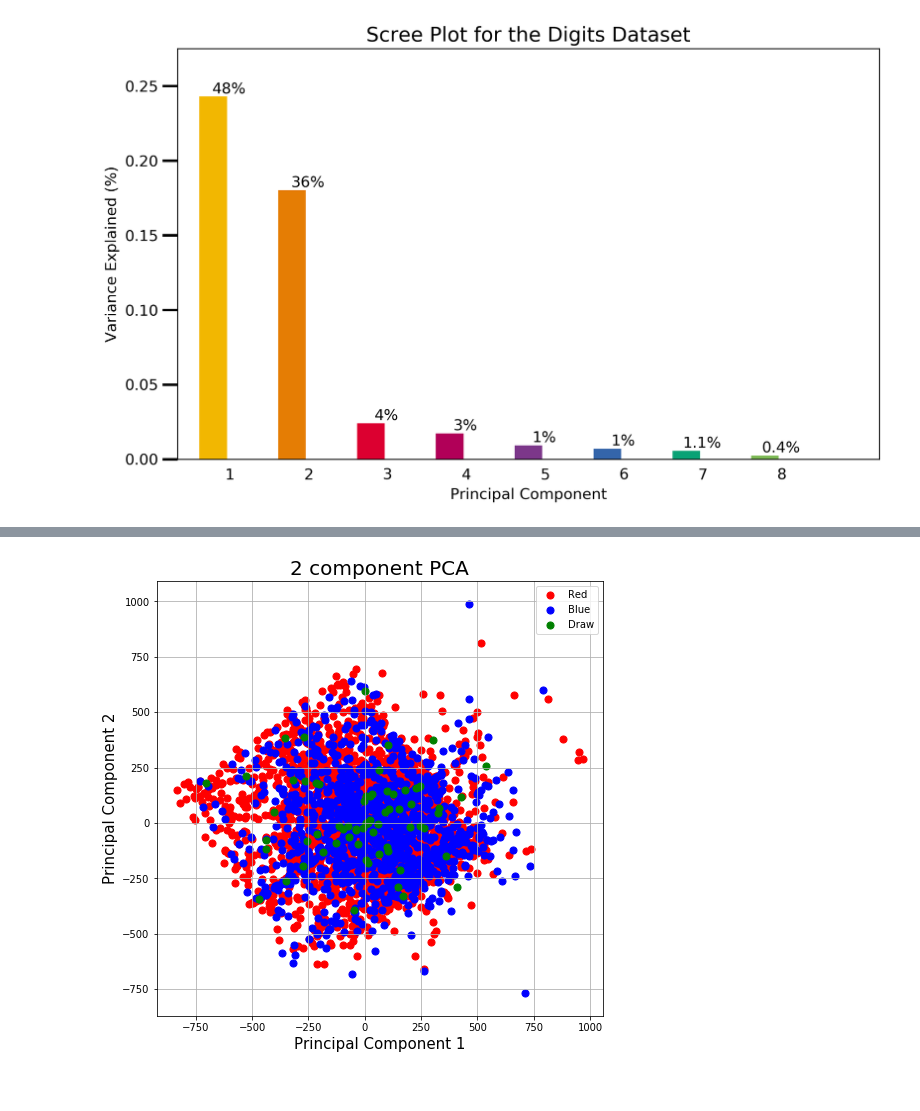
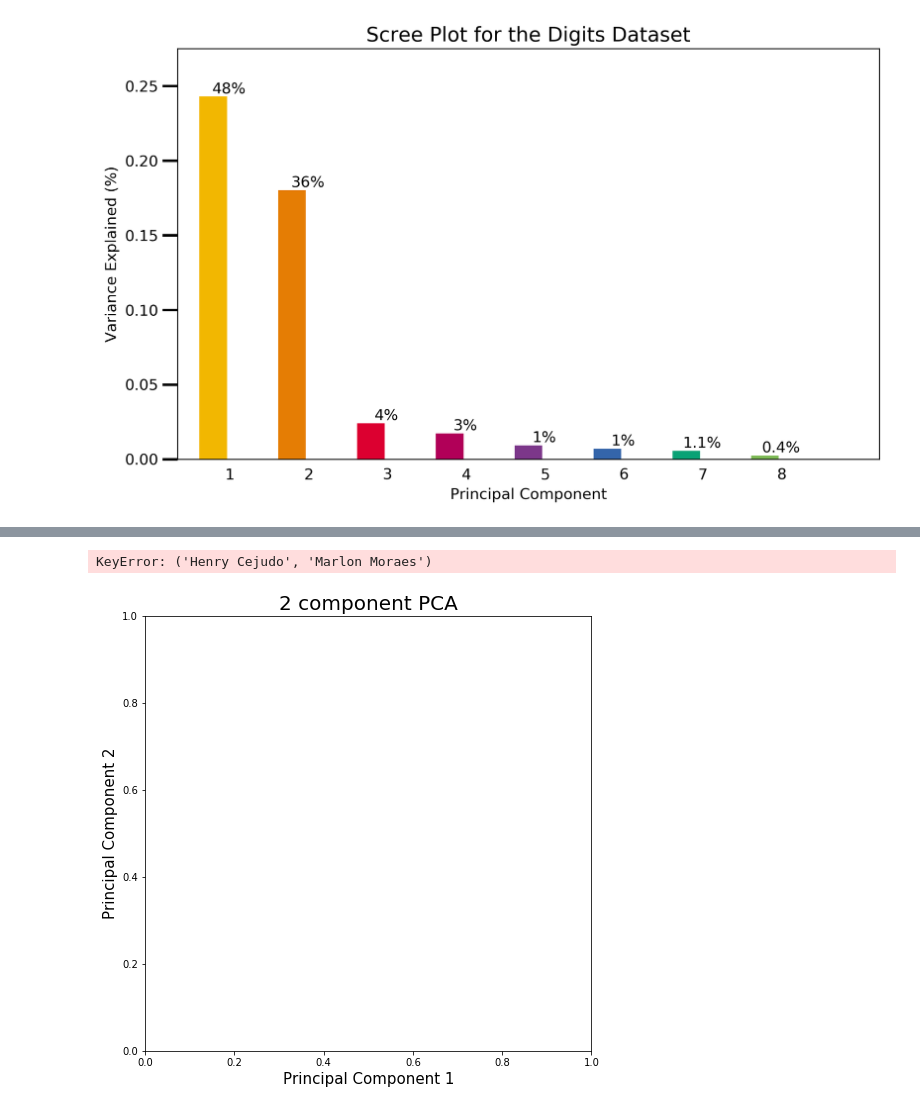
Before and after one commit to abasiamaakpan/UFC_Data_Mining_Project, a Jupyter notebook: Project.ipynb, the cells around one changed output, grey strips where cells are left out. Drawn from its saved outputs; the diff is of its cells as text; code cells hidden in the pictures.

Commit message:
Trying to find similar Fighters-In Progress

```diff
--- a/Project.ipynb
+++ b/Project.ipynb
@@ -178,8 +178,8 @@ Text(0.5, 1.0, 'Scree Plot for the Digits Dataset')
 
 #print("Computing PCA projection..."),
 pca_new = decomposition.PCA(n_components=2)
-X_pca_new = pca.fit_transform(df_new)
-X_pca_new
+X_pca_new = pca_new.fit_transform(df_new)
+#X_pca_new
 
 principalDf = pd.DataFrame(data = X_pca_new
              , columns = ['principal component 1', 'principal component 2'])
@@ -188,6 +188,6 @@ principalDf = pd.DataFrame(data = X_pca_new
 # %%
 pd.set_option('display.max_rows', 6000)
 pd.set_option('display.max_columns', 6000)
-finalDf = pd.concat([principalDf, df[['Winner']]], axis = 1)
+finalDf = pd.concat([principalDf, df[['R_fighter','B_fighter','Winner']]], axis = 1)
 finalDf
 # %% [output]
@@ -211,20 +254,21 @@ finalDf
 # %%
  import matplotlib.pyplot as plt
 
 fig = plt.figure(figsize = (8,8))
 ax = fig.add_subplot(1,1,1)
 ax.set_xlabel('Principal Component 1', fontsize = 15)
 ax.set_ylabel('Principal Component 2', fontsize = 15)
 ax.set_title('2 component PCA', fontsize = 20)
-targets = ['Red', 'Blue','Draw']
-colors = ['r', 'b','g']
+targets = ["Henry Cejudo", "Marlon Moraes"]
+colors = ['r', 'b']
 for target, color in zip(targets,colors):
-    indicesToKeep = finalDf['Winner'] == target
+    indicesToKeep = finalDf["Henry Cejudo", "Marlon Moraes"] == target
     ax.scatter(finalDf.loc[indicesToKeep, 'principal component 1']
                , finalDf.loc[indicesToKeep, 'principal component 2']
                , c = color
                , s = 50)
 ax.legend(targets)
 ax.grid()
 # %% [output]
+KeyError: ('Henry Cejudo', 'Marlon Moraes')
-[figure, old version]
+[figure, new version]
```
Also changed, not shown: parts of 6 cells of this notebook.
